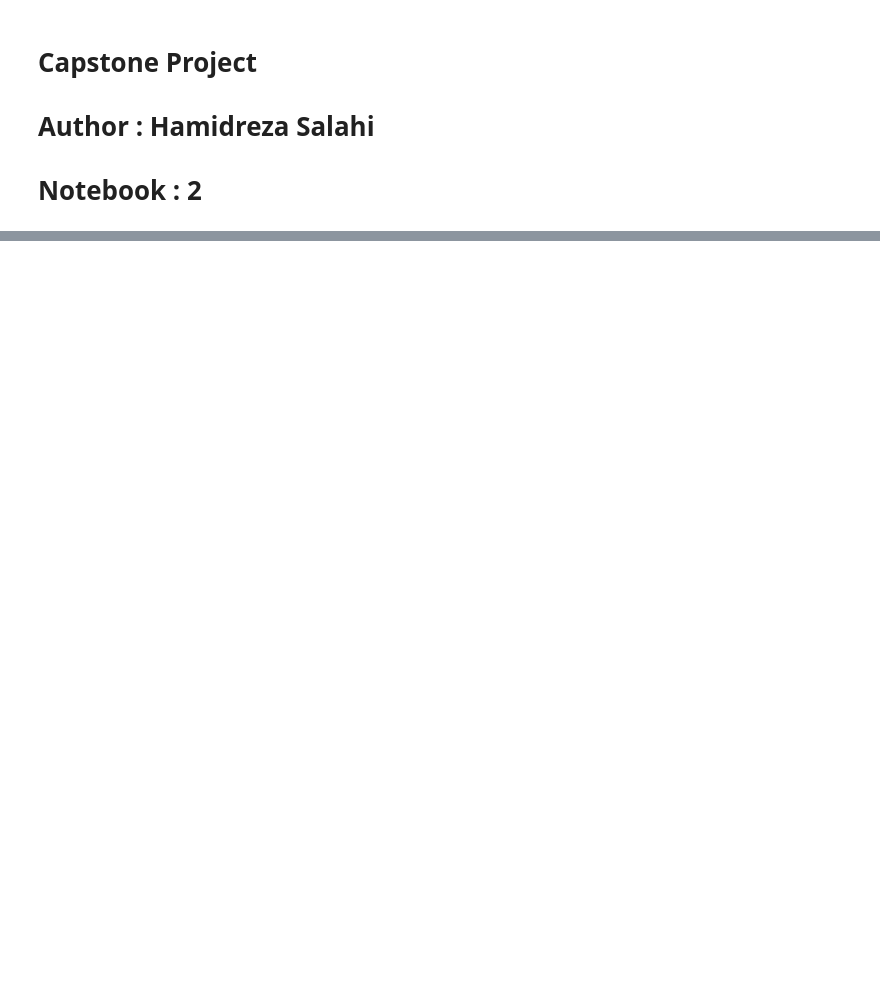
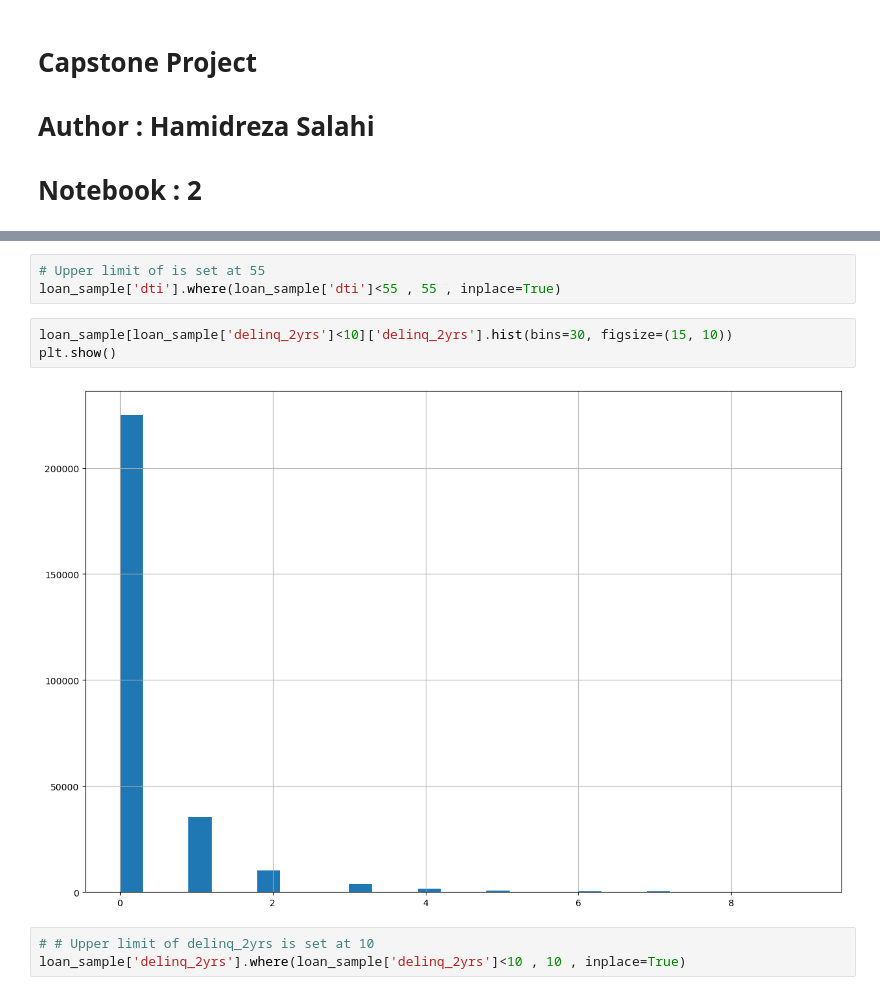
Before and after one commit to hsalahi23/Loan-application-predictor, a Jupyter notebook: Notebook2.ipynb, the cells around one changed output, grey strips where cells are left out. Drawn from its saved outputs; the diff is of its cells as text; blank space fills up the shorter version.

```diff
--- a/Notebook2.ipynb
+++ b/Notebook2.ipynb
@@ -168,0 +53,11 @@ loan_sample.columns
+# %%
+# Upper limit of is set at 55
+loan_sample['dti'].where(loan_sample['dti']<55 , 55 , inplace=True)
+# %%
+loan_sample[loan_sample['delinq_2yrs']<10]['delinq_2yrs'].hist(bins=30, figsize=(15, 10))
+plt.show()
+# %% [output]
+[figure, added]
+# %%
+# # Upper limit of delinq_2yrs is set at 10
+loan_sample['delinq_2yrs'].where(loan_sample['delinq_2yrs']<10 , 10 , inplace=True)
```
Also changed, not shown: parts of 61 cells of this notebook, 1 other file.
